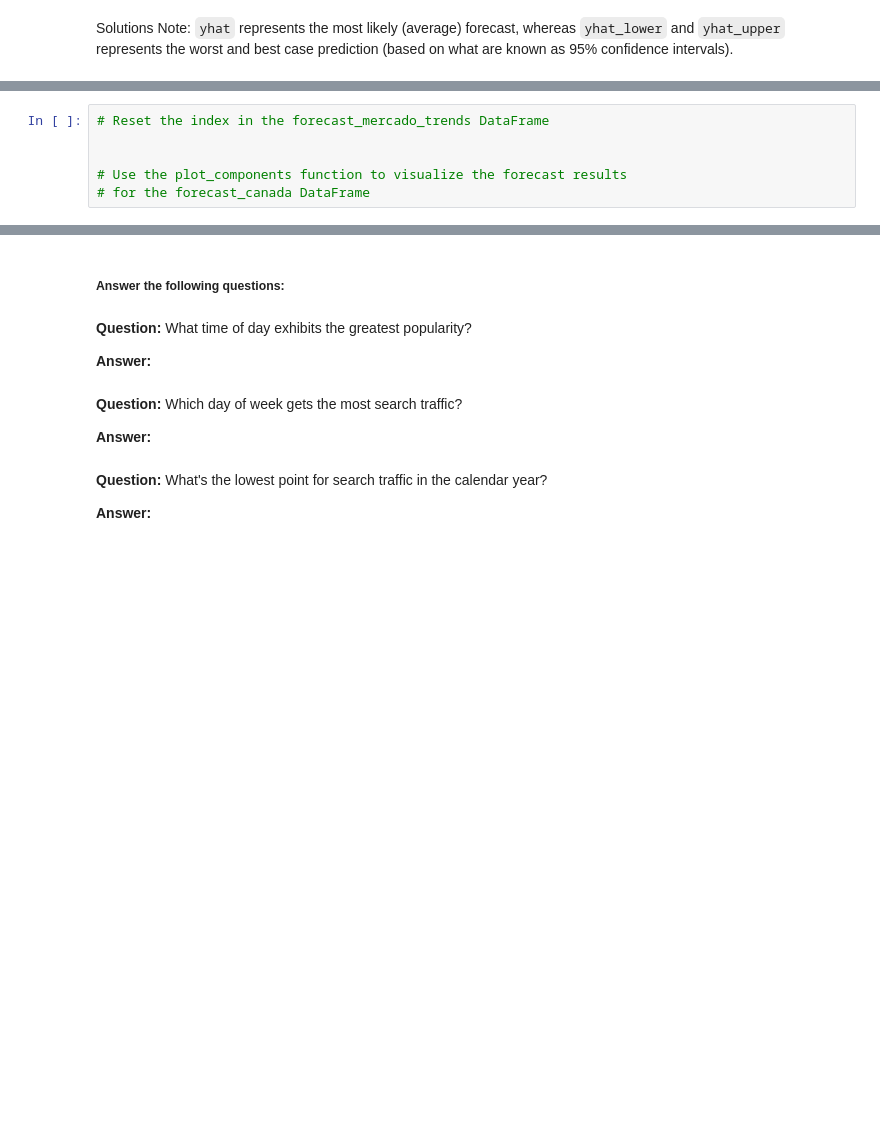
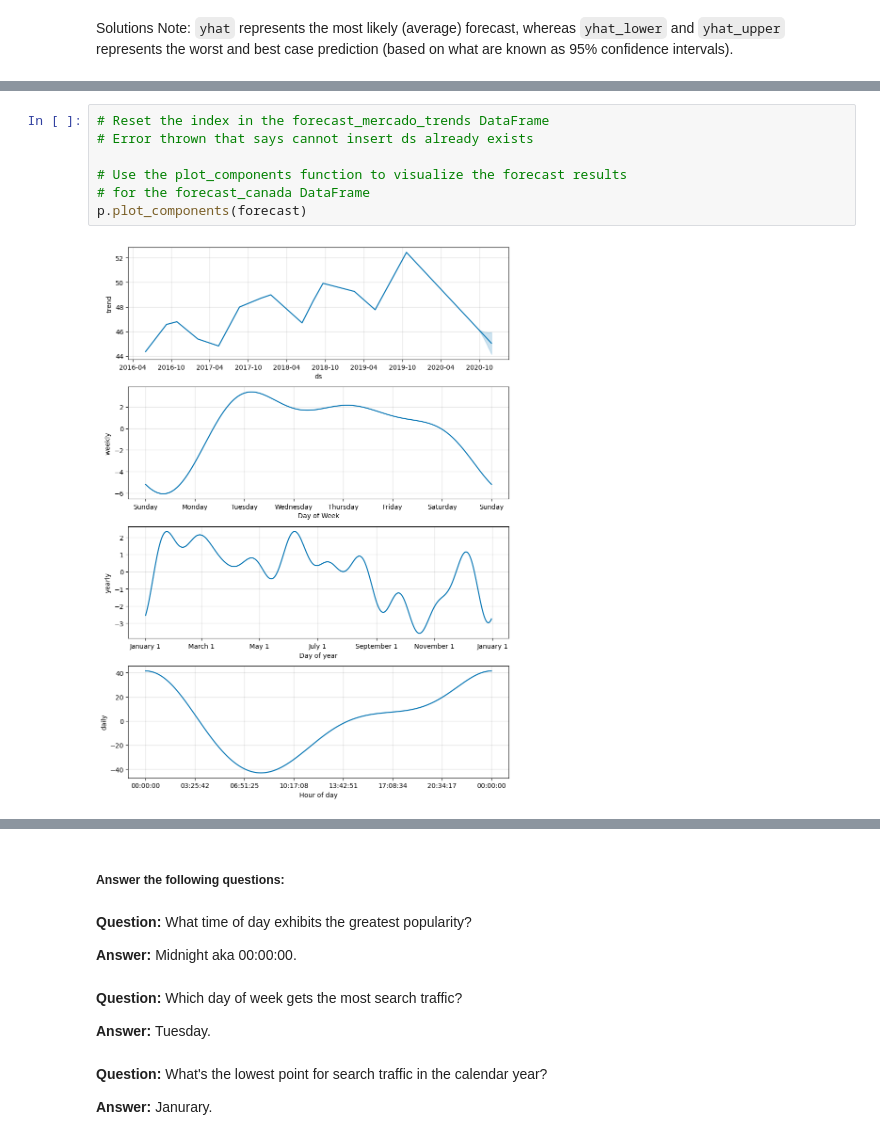
Before and after one commit to ManWithACap/prophet-challenge, a Jupyter notebook: forecasting_net_prophet.ipynb, the cells around one changed output, grey strips where cells are left out. Drawn from its saved outputs; the diff is of its cells as text; blank space fills up the shorter version.

```diff
--- a/forecasting_net_prophet.ipynb
+++ b/forecasting_net_prophet.ipynb
@@ -464,6 +519,9 @@ Solutions Note: `yhat` represents the most likely (average) forecast, whereas `y
 # %%
 # Reset the index in the forecast_mercado_trends DataFrame
-
+# Error thrown that says cannot insert ds already exists
 
 # Use the plot_components function to visualize the forecast results
 # for the forecast_canada DataFrame
+p.plot_components(forecast)
+# %% [output]
+[figure, added]
@@ -472,12 +531,12 @@ Solutions Note: `yhat` represents the most likely (average) forecast, whereas `y
 # %% [markdown]
 **Question:** What time of day exhibits the greatest popularity?
 
-**Answer:**
+**Answer:** Midnight aka 00:00:00.
 # %% [markdown]
 **Question:** Which day of week gets the most search traffic?
 
-**Answer:**
+**Answer:** Tuesday.
 # %% [markdown]
 **Question:** What's the lowest point for search traffic in the calendar year?
 
-**Answer:**
+**Answer:** Janurary.
```
Also changed, not shown: parts of 10 cells of this notebook.
